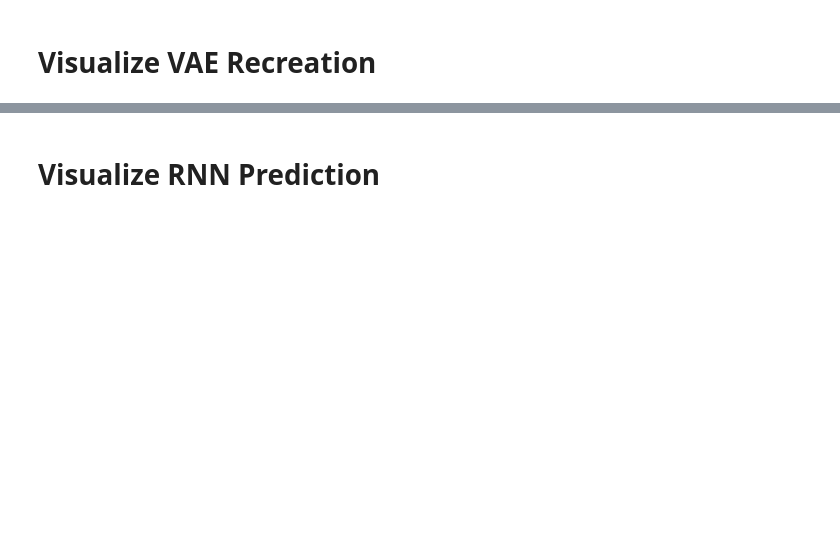
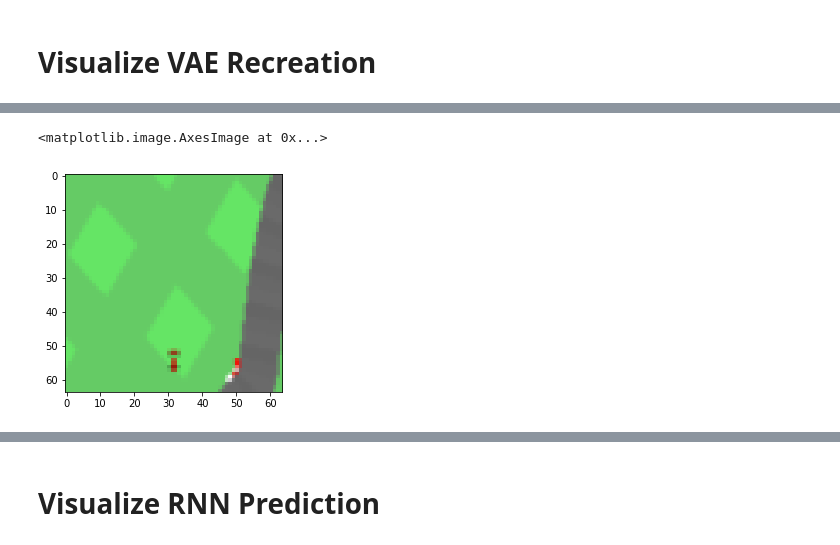
Before and after one commit to rbnprdy/WorldModelsKeras, a Jupyter notebook: carracing/visualize.ipynb, the cells around one changed output, grey strips where cells are left out. Saved outputs shown, nothing was run; the diff lists cells and outputs as text; code cells hidden in the pictures; blank space fills up the shorter version.

```diff
--- a/carracing/visualize.ipynb
+++ b/carracing/visualize.ipynb
@@ -33,3 +37,9 @@ predictions = vae.predict(obs)
+# %%
+plt.imshow(vae.predict(obs)[3])
+plt.imshow(obs[3])
+# %% [output]
+<matplotlib.image.AxesImage at 0x...>
+[figure, added]
 # %%
 fig, axes = plt.subplots(num_images, 2, figsize=(15, 15))
 for ax, im, gen in zip(axes, obs, predictions):
```
Also changed, not shown: parts of 3 cells of this notebook, 2 other files.
